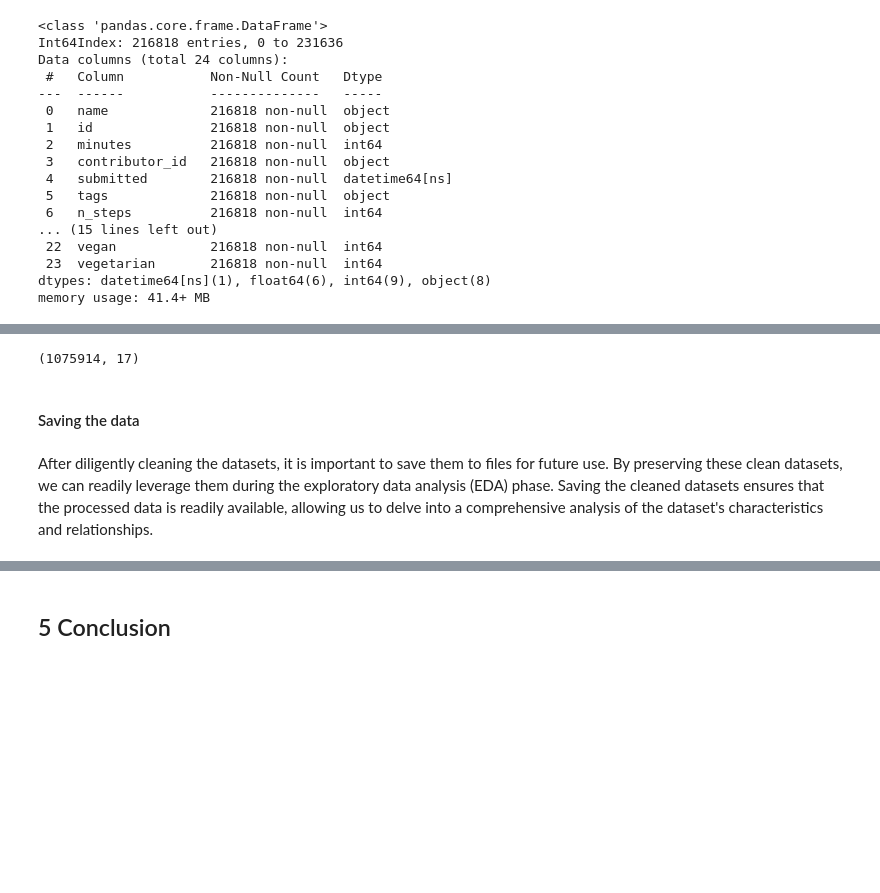
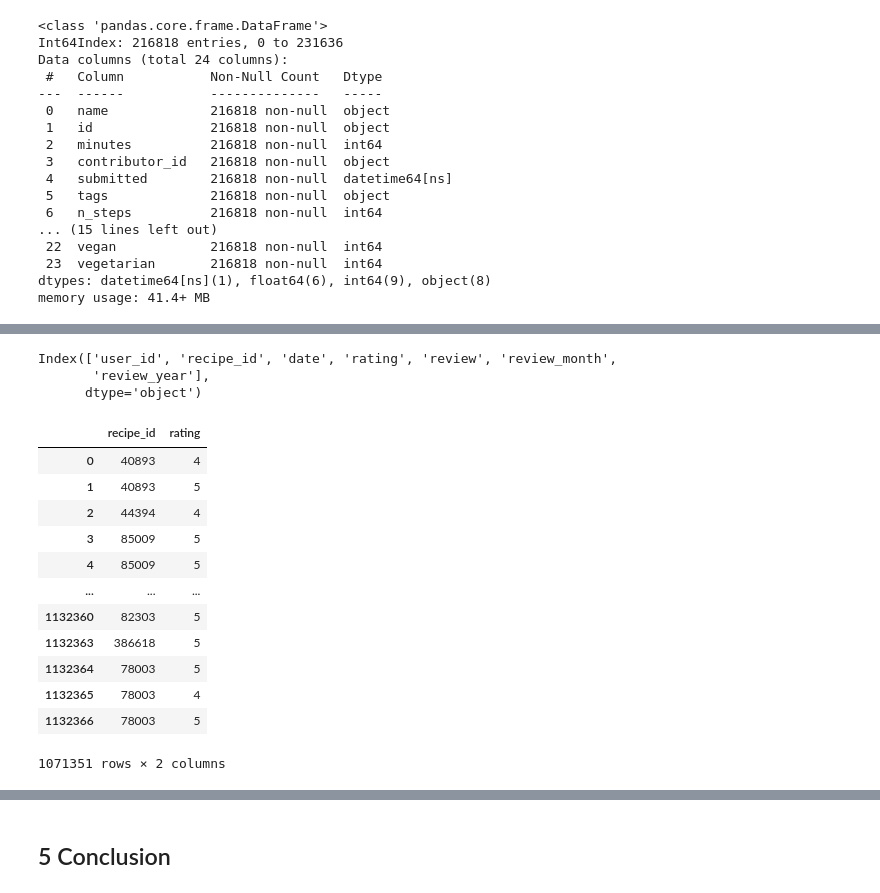
Before and after one commit to kli210/recipe_recommender_capstone, a Jupyter notebook: data_preprocessing.ipynb, the cells around one changed output, grey strips where cells are left out. Drawn from its saved outputs; the diff is of its cells as text; code cells hidden in the pictures; blank space fills up the shorter version.

```diff
--- a/data_preprocessing.ipynb
+++ b/data_preprocessing.ipynb
@@ -853,8 +828,0 @@ merged_df.head()
-# %%
-merged_df.shape
-# %% [output]
-(1075914, 17)
-# %% [markdown]
-#### Saving the data
-# %% [markdown]
-After diligently cleaning the datasets, it is important to save them to files for future use. By preserving these clean datasets, we can readily leverage them during the exploratory data analysis (EDA) phase. Saving the cleaned datasets ensures that the processed data is readily available, allowing us to delve into a comprehensive analysis of the dataset's characteristics and relationships.
@@ -864,0 +829,24 @@ raw_users_df.to_pickle("clean_interactions.pkl")
+# %%
+raw_users_df.columns
+# %% [output]
+Index(['user_id', 'recipe_id', 'date', 'rating', 'review', 'review_month',
+       'review_year'],
+      dtype='object')
+# %%
+# Create a new df that contains the recipe_id and rating only
+user_rating = raw_users_df[['recipe_id', 'rating']].copy()
+user_rating
+# %% [output]
+|  | recipe_id | rating |
+| 0 | 40893 | 4 |
+| 1 | 40893 | 5 |
+| 2 | 44394 | 4 |
+| 3 | 85009 | 5 |
+| 4 | 85009 | 5 |
+| ... | ... | ... |
+| 1132360 | 82303 | 5 |
+| 1132363 | 386618 | 5 |
+| 1132364 | 78003 | 5 |
+| 1132365 | 78003 | 4 |
+| 1132366 | 78003 | 5 |
+1071351 rows × 2 columns
```
Also changed, not shown: parts of 16 cells of this notebook.
